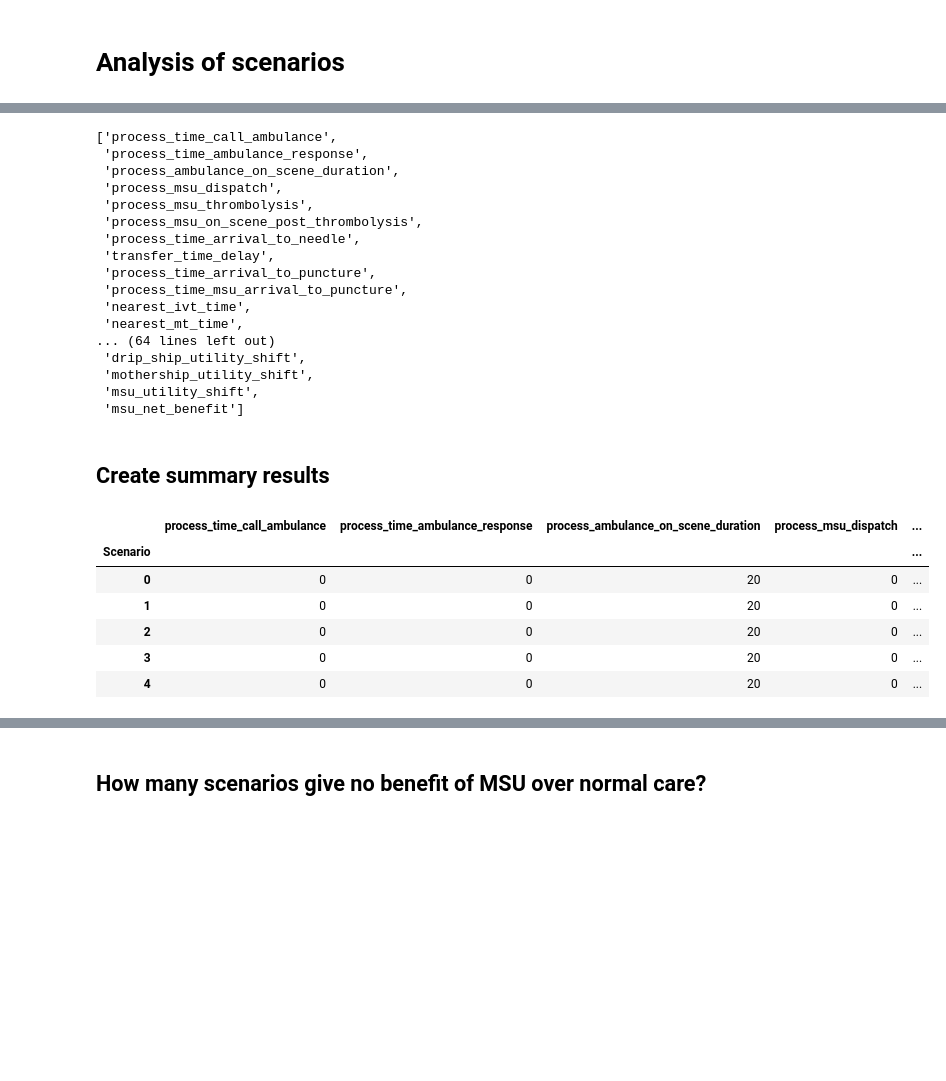
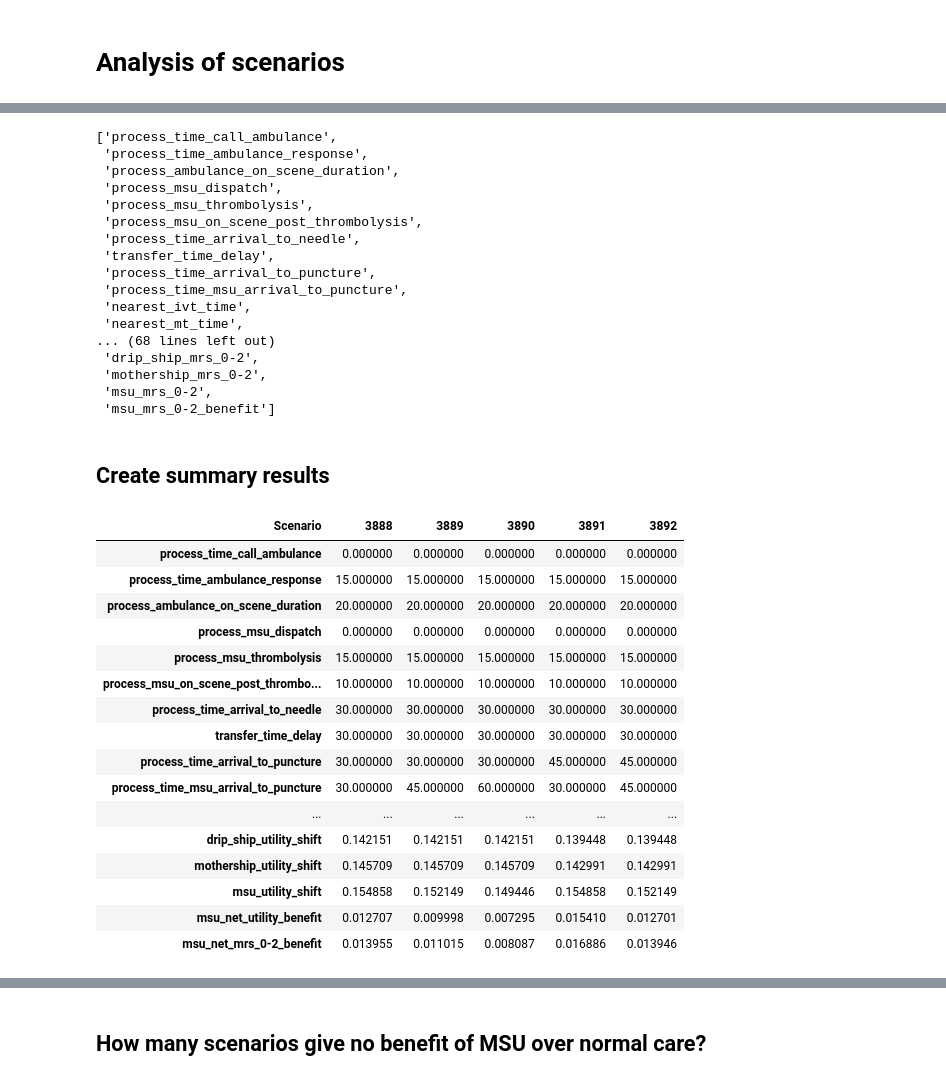
Before and after one commit to stroke-modelling/muster2, a Jupyter notebook: scenario_analysis/scenario_1_analysis.ipynb, the cells around one changed output, grey strips where cells are left out. Drawn from its saved outputs; the diff is of its cells as text; code cells hidden in the pictures; blank space fills up the shorter version.

```diff
--- a/scenario_analysis/scenario_1_analysis.ipynb
+++ b/scenario_analysis/scenario_1_analysis.ipynb
@@ -13,5 +13,11 @@ scenario_results = pd.read_csv('scenario_results_test_3.csv', low_memory=False,
 data = pd.merge(scenario_list, scenario_results, left_index=True, right_index=True)
 data.to_csv('full_scenarios_and_results.csv', index_label=True)
 
-data.head()
+# Remove rows from data and scenario list with process_time_ambulance_response = 0
+scenario_list = scenario_list[scenario_list['process_time_ambulance_response'] != 0]
+data = data[data['process_time_ambulance_response'] != 0]
+
+# Ste max pandas display rows to 100
+pd.set_option('display.max_rows', 100)
+data.head().T
 # %% [output]
@@ -27,6 +42,8 @@ data.head()
 # Add net benefit column
 prop_nlvo = 0.7
 prop_lvo = 1 - prop_nlvo
+
+# Utility
 
 data['drip_ship_utility_shift'] = (
     (data['nlvo_drip_ship_ivt_utility_shift'] * prop_nlvo) +
@@ -40,7 +57,22 @@ data['msu_utility_shift'] = (
     (data['nlvo_msu_ivt_utility_shift'] * prop_nlvo) +
     (data['lvo_msu_ivt_mt_utility_shift'] * prop_lvo))
 
-data['msu_net_benefit'] = data['msu_utility_shift'] - data['drip_ship_utility_shift']
+data['msu_net_utility_benefit'] = data['msu_utility_shift'] - data['drip_ship_utility_shift']
+
+# Get proportions mRS 0-2 for each scenario
+data['drip_ship_mrs_0-2'] = (
+    (data['nlvo_drip_ship_ivt_mrs_0-2'] * prop_nlvo) +
+    (data['lvo_drip_ship_mt_mrs_0-2'] * prop_lvo))
+
+data['mothership_mrs_0-2'] = (
+    (data['nlvo_mothership_ivt_mrs_0-2'] * prop_nlvo) +
+    (data['lvo_mothership_ivt_mt_mrs_0-2'] * prop_lvo))
+
+data['msu_mrs_0-2'] = (
+    (data['nlvo_msu_ivt_mrs_0-2'] * prop_nlvo) +
+    (data['lvo_msu_ivt_mt_mrs_0-2'] * prop_lvo))
+
+data['msu_mrs_0-2_benefit'] = data['msu_mrs_0-2'] - data['drip_ship_mrs_0-2']
 # %%
 list(data)
 # %% [output]
@@ -56,11 +88,11 @@ list(data)
  'process_time_msu_arrival_to_puncture',
  'nearest_ivt_time',
  'nearest_mt_time',
-... (64 lines left out)
- 'drip_ship_utility_shift',
- 'mothership_utility_shift',
- 'msu_utility_shift',
- 'msu_net_benefit']
+... (68 lines left out)
+ 'drip_ship_mrs_0-2',
+ 'mothership_mrs_0-2',
+ 'msu_mrs_0-2',
+ 'msu_mrs_0-2_benefit']
 # %% [markdown]
 ## Create summary results
 # %%
@@ -76,19 +108,30 @@ results['lvo_msu_ivt_mt_mrs_0-2_benefit'] = data['lvo_msu_ivt_mt_mrs_0-2'] - dat
 results['drip_ship_utility_shift'] = data['drip_ship_utility_shift']
 results['mothership_utility_shift'] = data['mothership_utility_shift']
 results['msu_utility_shift'] = data['msu_utility_shift']
-results['msu_net_benefit'] = data['msu_net_benefit']
+results['msu_net_utility_benefit'] = data['msu_net_utility_benefit']
+results['msu_net_mrs_0-2_benefit'] = data['msu_mrs_0-2_benefit']
 
 results.to_csv('scenario_1_results_summary.csv', index_label='Scenario')
 # %%
-results.head()
+results.head().T
 # %% [output]
-|  | process_time_call_ambulance | process_time_ambulance_response | process_ambulance_on_scene_duration | process_msu_dispatch | ... |
-| Scenario |  |  |  |  | ... |
-| 0 | 0 | 0 | 20 | 0 | ... |
-| 1 | 0 | 0 | 20 | 0 | ... |
-| 2 | 0 | 0 | 20 | 0 | ... |
-| 3 | 0 | 0 | 20 | 0 | ... |
-| 4 | 0 | 0 | 20 | 0 | ... |
+| Scenario | 3888 | 3889 | 3890 | 3891 | 3892 |
+| process_time_call_ambulance | 0.000000 | 0.000000 | 0.000000 | 0.000000 | 0.000000 |
+| process_time_ambulance_response | 15.000000 | 15.000000 | 15.000000 | 15.000000 | 15.000000 |
+| process_ambulance_on_scene_duration | 20.000000 | 20.000000 | 20.000000 | 20.000000 | 20.000000 |
+| process_msu_dispatch | 0.000000 | 0.000000 | 0.000000 | 0.000000 | 0.000000 |
+| process_msu_thrombolysis | 15.000000 | 15.000000 | 15.000000 | 15.000000 | 15.000000 |
+| process_msu_on_scene_post_thrombo... | 10.000000 | 10.000000 | 10.000000 | 10.000000 | 10.000000 |
+| process_time_arrival_to_needle | 30.000000 | 30.000000 | 30.000000 | 30.000000 | 30.000000 |
+| transfer_time_delay | 30.000000 | 30.000000 | 30.000000 | 30.000000 | 30.000000 |
+| process_time_arrival_to_puncture | 30.000000 | 30.000000 | 30.000000 | 45.000000 | 45.000000 |
+| process_time_msu_arrival_to_puncture | 30.000000 | 45.000000 | 60.000000 | 30.000000 | 45.000000 |
+| ... | ... | ... | ... | ... | ... |
+| drip_ship_utility_shift | 0.142151 | 0.142151 | 0.142151 | 0.139448 | 0.139448 |
+| mothership_utility_shift | 0.145709 | 0.145709 | 0.145709 | 0.142991 | 0.142991 |
+| msu_utility_shift | 0.154858 | 0.152149 | 0.149446 | 0.154858 | 0.152149 |
+| msu_net_utility_benefit | 0.012707 | 0.009998 | 0.007295 | 0.015410 | 0.012701 |
+| msu_net_mrs_0-2_benefit | 0.013955 | 0.011015 | 0.008087 | 0.016886 | 0.013946 |
 # %%
 # Define results columns
 results_cols = [
```
Also changed, not shown: parts of 8 cells of this notebook, 4 other files.
